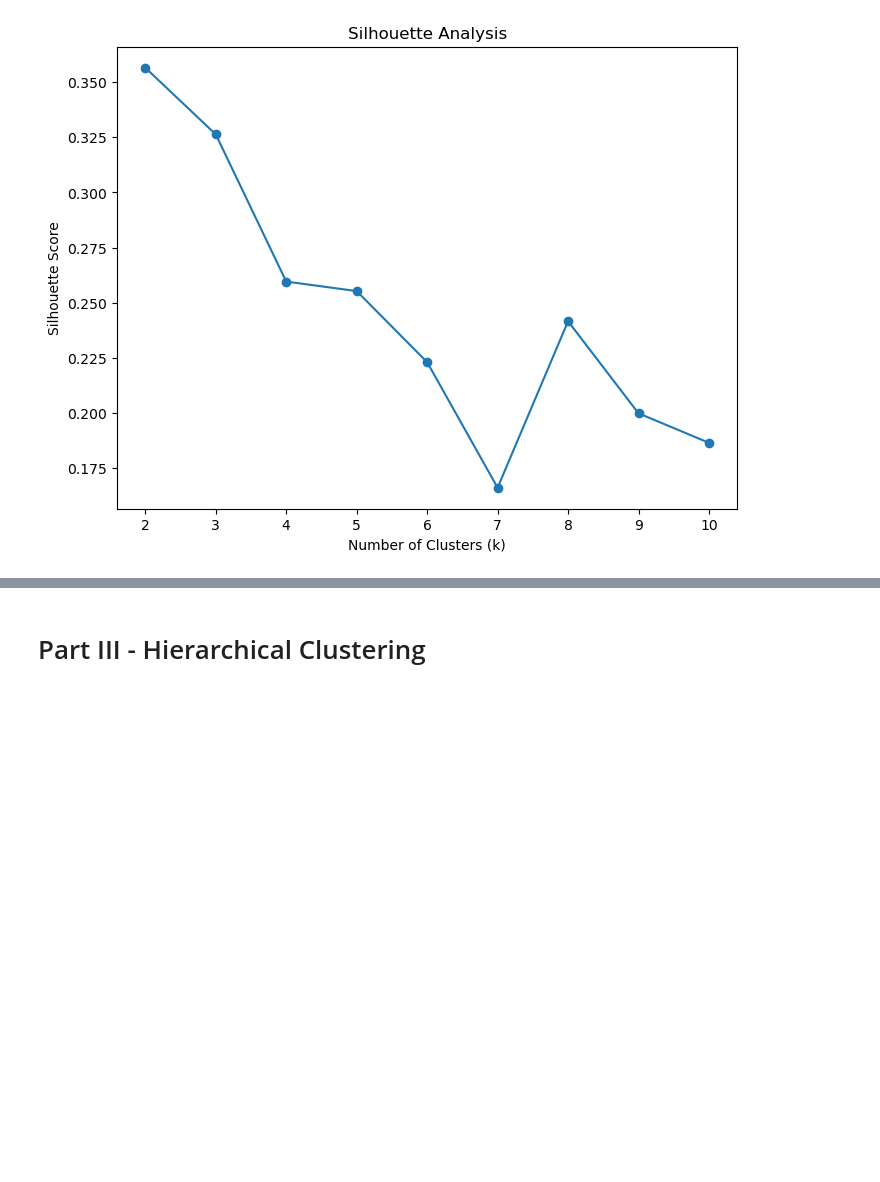
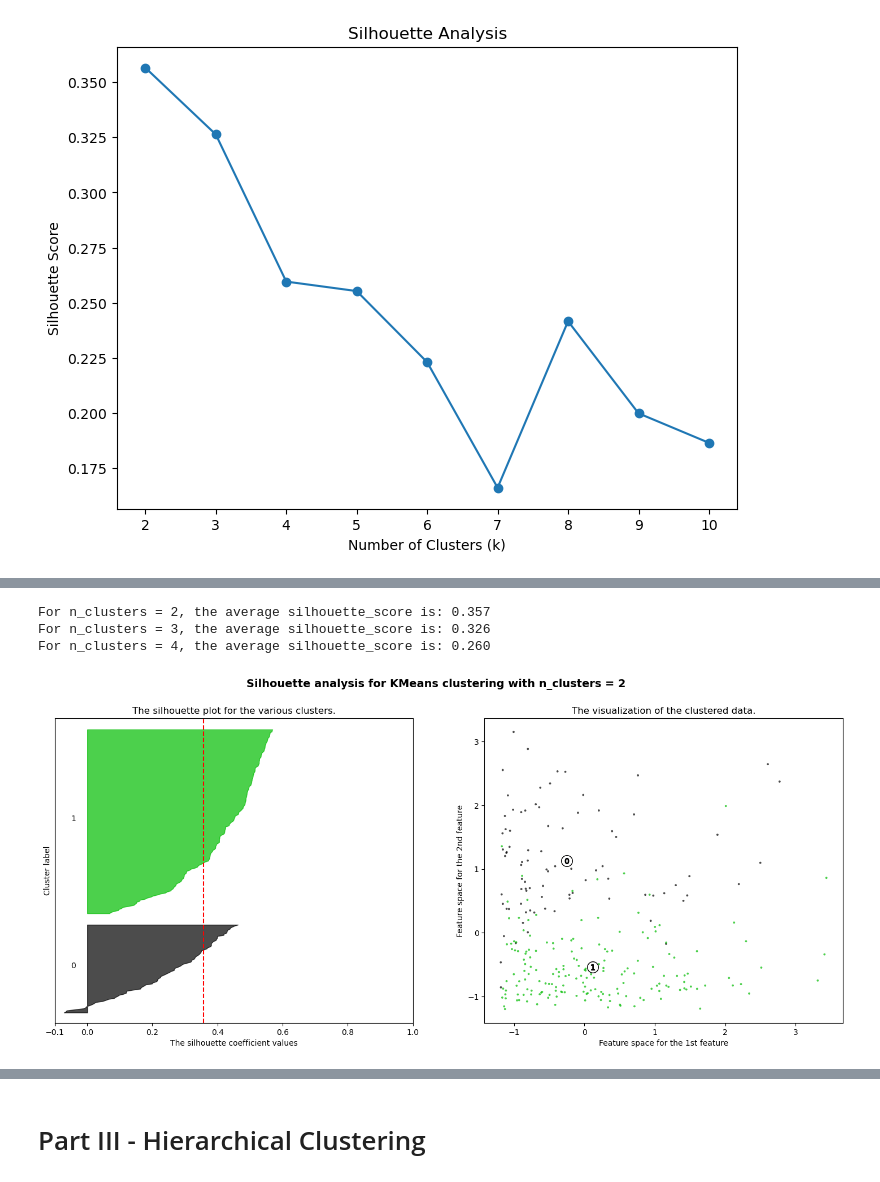
Before and after one commit to t0si/ml-project-unsupervised-learning, a Jupyter notebook: Unsupervised Learning - Project.ipynb, the cells around one changed output, grey strips where cells are left out. Cells and saved outputs as stored; diff of their text form; code cells hidden in the pictures; blank space fills up the shorter version.

```diff
--- a/Unsupervised Learning - Project.ipynb
+++ b/Unsupervised Learning - Project.ipynb
@@ -193,4 +165,0 @@ Number of Iterations Until Convergence: 12
-# %%
-# Silhouette score for K-means clustering
-silhouette_avg = silhouette_score(X_train_scaled, kmeans.labels_)
-print(f"Silhouette Score for K-Means Clustering: {silhouette_avg:.3f}")
@@ -198,0 +166,76 @@ Silhouette Score for K-Means Clustering: 0.357
+# %%
+# Use X_train_scaled (original scaled data)
+range_n_clusters = [2, 3, 4]
+
+for number_clusters in range_n_clusters:
+    # Create a subplot with 1 row and 2 columns
+    fig, (ax1, ax2) = plt.subplots(1, 2)
+    fig.set_size_inches(18, 7)
+
+    # Silhouette plot settings
+    ax1.set_xlim([-0.1, 1])
+    ax1.set_ylim([0, len(X_train_scaled) + (number_clusters + 1) * 10])
+
+    # KMeans clustering
+    clusterer = KMeans(n_clusters=number_clusters, random_state=42)
+    cluster_labels = clusterer.fit_predict(X_train_scaled)
+
+    # Silhouette scores
+    silhouette_avg = silhouette_score(X_train_scaled, cluster_labels)
+    print(f"For n_clusters = {number_clusters}, the average silhouette_score is: {silhouette_avg:.3f}")
+
+    sample_silhouette_values = silhouette_samples(X_train_scaled, cluster_labels)
+
+    y_lower = 10
+    for i in range(number_clusters):
+        ith_cluster_silhouette_values = sample_silhouette_values[cluster_labels == i]
+        ith_cluster_silhouette_values.sort()
+
+        size_cluster_i = ith_cluster_silhouette_values.shape[0]
+        y_upper = y_lower + size_cluster_i
+
+        color = cm.nipy_spectral(float(i) / number_clusters)
+        ax1.fill_betweenx(np.arange(y_lower, y_upper),
+                          0, ith_cluster_silhouette_values,
+                          facecolor=color, edgecolor=color, alpha=0.7)
+
+        ax1.text(-0.05, y_lower + 0.5 * size_cluster_i, str(i))
+        y_lower = y_upper + 10
+
+    ax1.set_title("The silhouette plot for the various clusters.")
+    ax1.set_xlabel("The silhouette coefficient values")
+    ax1.set_ylabel("Cluster label")
+    ax1.axvline(x=silhouette_avg, color="red", linestyle="--")
+    ax1.set_yticks([])
+    ax1.set_xticks([-0.1, 0, 0.2, 0.4, 0.6, 0.8, 1])
+
+    # Scatter plot of clusters
+    colors = cm.nipy_spectral(cluster_labels.astype(float) / number_clusters)
+    ax2.scatter(X_train_scaled[:, 0], X_train_scaled[:, 1], marker=".", s=30, lw=0, alpha=0.7, c=colors, edgecolor="k")
+
+    # Cluster centers
+    centers = clusterer.cluster_centers_
+    ax2.scatter(centers[:, 0], centers[:, 1], marker="o", c="white", alpha=1, s=200, edgecolor="k")
+    for i, c in enumerate(centers):
+        ax2.scatter(c[0], c[1], marker=f"${i}$", alpha=1, s=50, edgecolor="k")
+
+    ax2.set_title("The visualization of the clustered data.")
+    ax2.set_xlabel("Feature space for the 1st feature")
+    ax2.set_ylabel("Feature space for the 2nd feature")
+
+    plt.suptitle(f"Silhouette analysis for KMeans clustering with n_clusters = {number_clusters}",
+                 fontsize=14, fontweight="bold")
+
+plt.show()
+
+# Profiling clusters
+cluster_labels = clusterer.fit_predict(X_train_scaled)
+data_with_clusters = pd.DataFrame(X_train_scaled, columns=['Fresh', 'Milk', 'Grocery', 'Frozen', 'Detergents_Paper', 'Deli'])
+data_with_clusters['Cluster'] = cluster_labels
+cluster_profiles = data_with_clusters.groupby('Cluster').mean()
+print(cluster_profiles)
+# %% [output]
+For n_clusters = 2, the average silhouette_score is: 0.357
+For n_clusters = 3, the average silhouette_score is: 0.326
+For n_clusters = 4, the average silhouette_score is: 0.260
+[figure, added]
```
Also changed, not shown: parts of 9 cells of this notebook, 1 other file.
